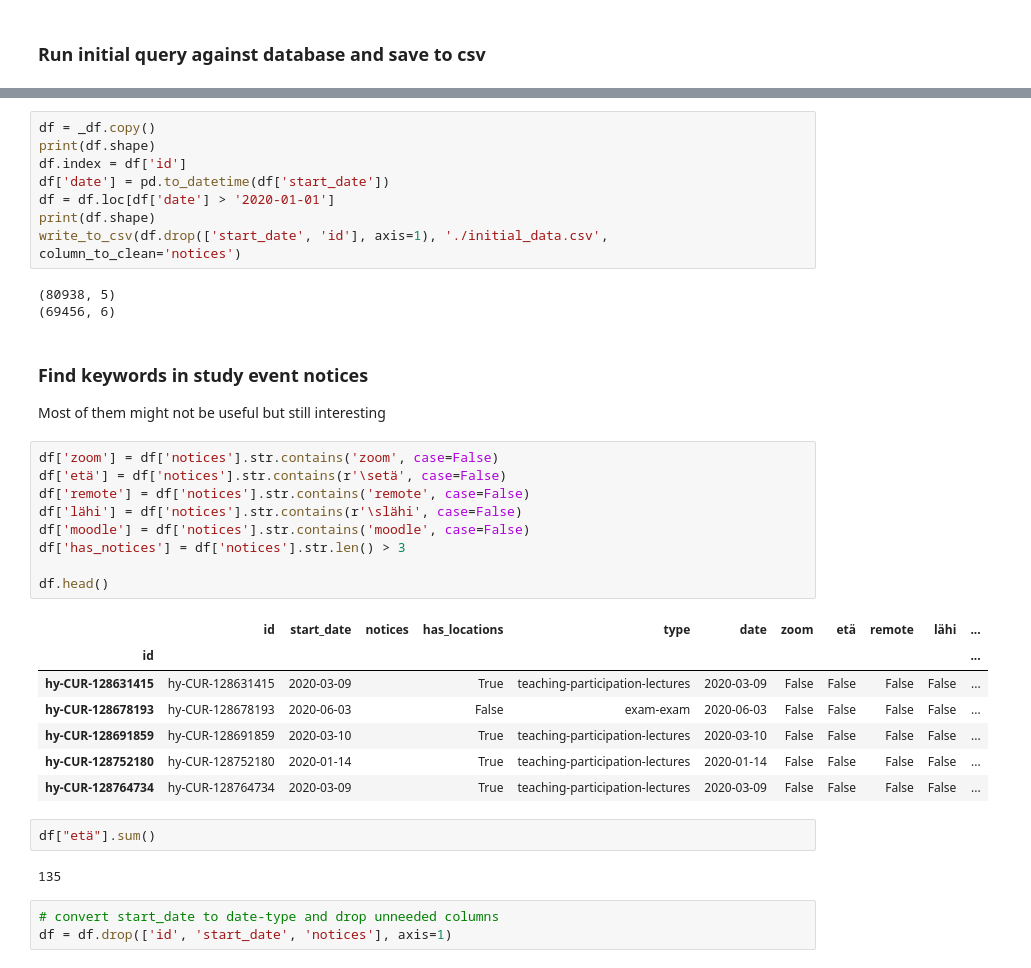
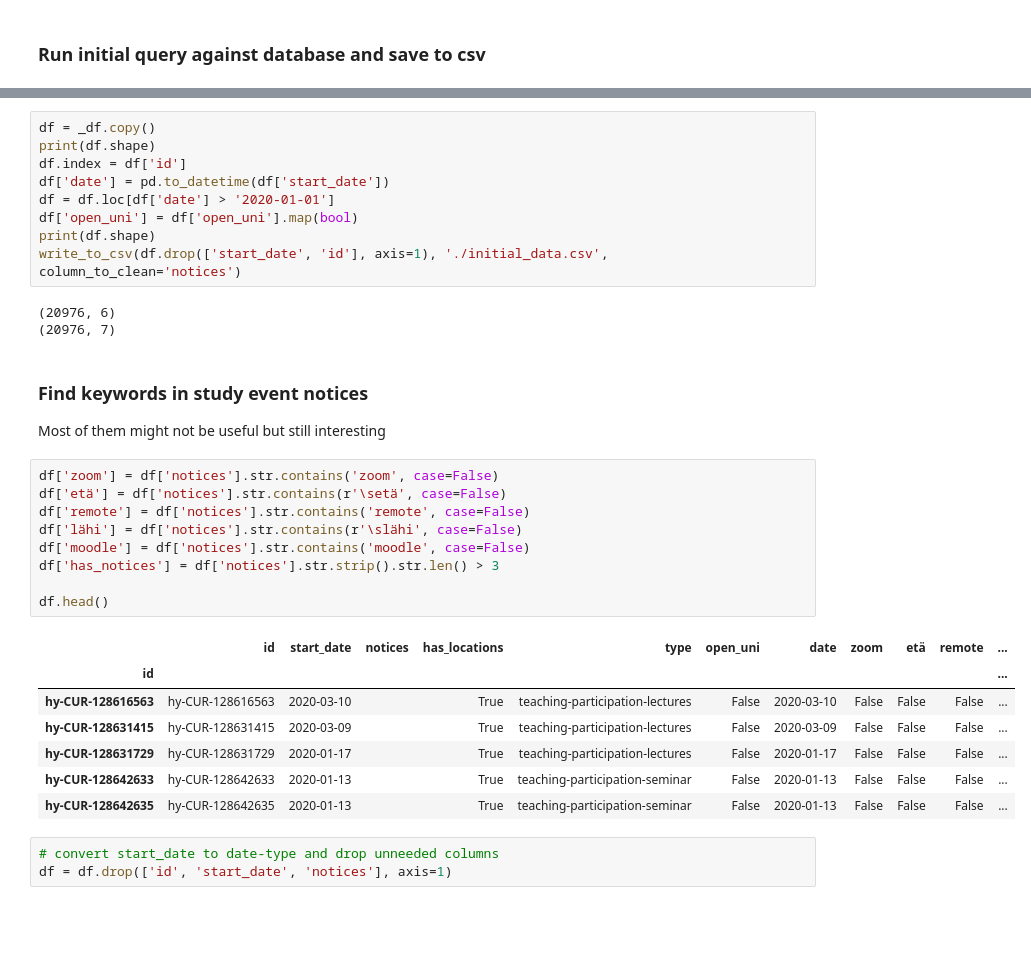
Before and after one commit to UniversityOfHelsinkiCS/sis-importer, a Jupyter notebook: scripts/remote-course-stats/remote-course-stats.ipynb, the cells around one changed output, grey strips where cells are left out. Saved outputs shown, nothing was run; the diff lists cells and outputs as text; blank space fills up the shorter version.

```diff
--- a/scripts/remote-course-stats/remote-course-stats.ipynb
+++ b/scripts/remote-course-stats/remote-course-stats.ipynb
@@ -46,11 +47,12 @@ print(df.shape)
 df.index = df['id']
 df['date'] = pd.to_datetime(df['start_date'])
 df = df.loc[df['date'] > '2020-01-01']
+df['open_uni'] = df['open_uni'].map(bool)
 print(df.shape)
 write_to_csv(df.drop(['start_date', 'id'], axis=1), './initial_data.csv', column_to_clean='notices')
 # %% [output]
-(80938, 5)
-(69456, 6)
+(20976, 6)
+(20976, 7)
 # %% [markdown]
 ### Find keywords in study event notices
 
@@ -58,24 +60,20 @@ Most of them might not be useful but still interesting
 # %%
 df['zoom'] = df['notices'].str.contains('zoom', case=False)
 df['etä'] = df['notices'].str.contains(r'\setä', case=False)
 df['remote'] = df['notices'].str.contains('remote', case=False)
 df['lähi'] = df['notices'].str.contains(r'\slähi', case=False)
 df['moodle'] = df['notices'].str.contains('moodle', case=False)
-df['has_notices'] = df['notices'].str.len() > 3
+df['has_notices'] = df['notices'].str.strip().str.len() > 3
 
 df.head()
 # %% [output]
-|  | id | start_date | notices | has_locations | type | date | zoom | etä | remote | lähi | ... |
+|  | id | start_date | notices | has_locations | type | open_uni | date | zoom | etä | remote | ... |
 | id |  |  |  |  |  |  |  |  |  |  | ... |
-| hy-CUR-128631415 | hy-CUR-128631415 | 2020-03-09 |  | True | teaching-participation-lectures | 2020-03-09 | False | False | False | False | ... |
-| hy-CUR-128678193 | hy-CUR-128678193 | 2020-06-03 |  | False | exam-exam | 2020-06-03 | False | False | False | False | ... |
-| hy-CUR-128691859 | hy-CUR-128691859 | 2020-03-10 |  | True | teaching-participation-lectures | 2020-03-10 | False | False | False | False | ... |
-| hy-CUR-128752180 | hy-CUR-128752180 | 2020-01-14 |  | True | teaching-participation-lectures | 2020-01-14 | False | False | False | False | ... |
-| hy-CUR-128764734 | hy-CUR-128764734 | 2020-03-09 |  | True | teaching-participation-lectures | 2020-03-09 | False | False | False | False | ... |
+| hy-CUR-128616563 | hy-CUR-128616563 | 2020-03-10 |  | True | teaching-participation-lectures | False | 2020-03-10 | False | False | False | ... |
+| hy-CUR-128631415 | hy-CUR-128631415 | 2020-03-09 |  | True | teaching-participation-lectures | False | 2020-03-09 | False | False | False | ... |
+| hy-CUR-128631729 | hy-CUR-128631729 | 2020-01-17 |  | True | teaching-participation-lectures | False | 2020-01-17 | False | False | False | ... |
+| hy-CUR-128642633 | hy-CUR-128642633 | 2020-01-13 |  | True | teaching-participation-seminar | False | 2020-01-13 | False | False | False | ... |
+| hy-CUR-128642635 | hy-CUR-128642635 | 2020-01-13 |  | True | teaching-participation-seminar | False | 2020-01-13 | False | False | False | ... |
-# %%
-df["etä"].sum()
-# %% [output]
-135
 # %%
 # convert start_date to date-type and drop unneeded columns
 df = df.drop(['id', 'start_date', 'notices'], axis=1)
```
Also changed, not shown: parts of 11 cells of this notebook, 1 other file.
